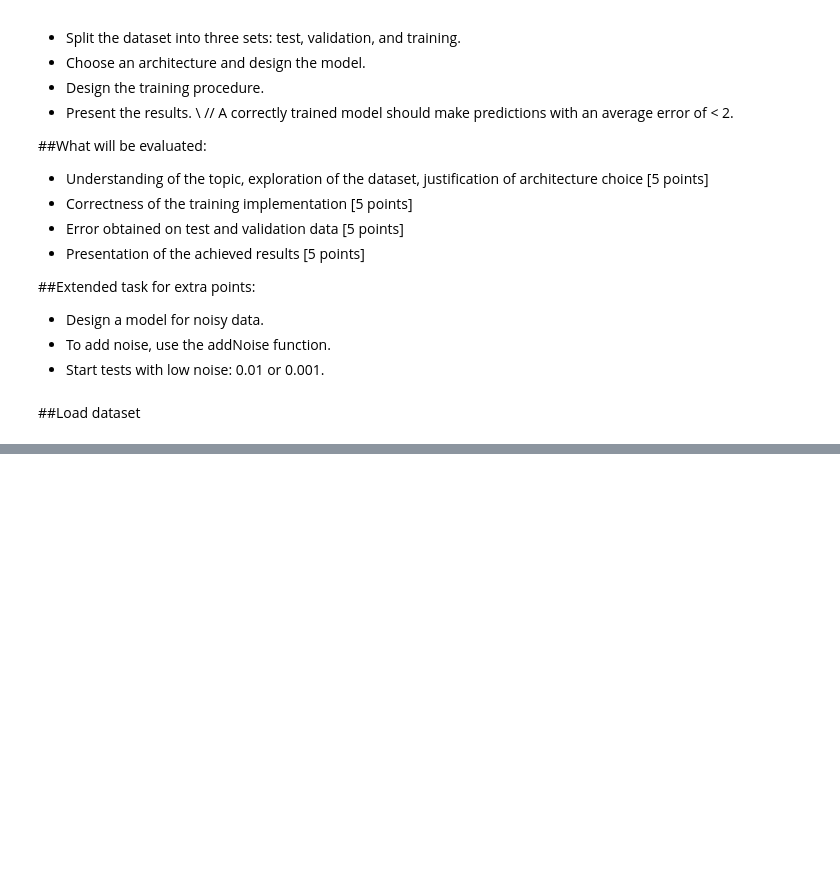
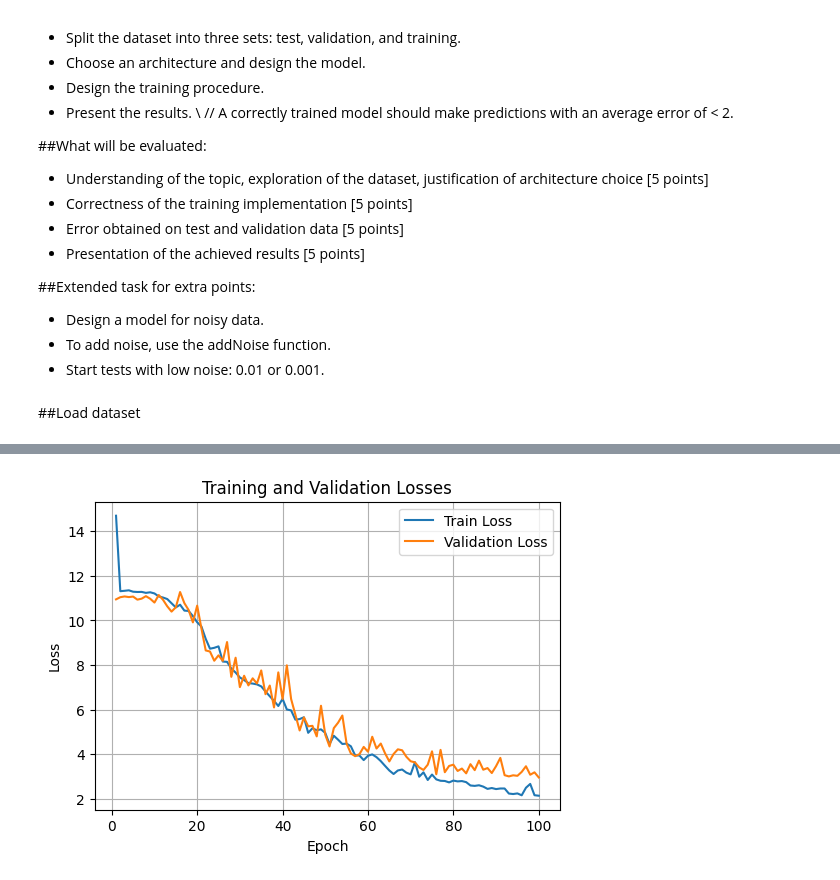
Before and after one commit to punfil/Own_Projects, a Jupyter notebook: architektury_glebokiego_uczenia/zad2/agu_wykl2.ipynb, the cells around one changed output, grey strips where cells are left out. Saved outputs shown, nothing was run; the diff lists cells and outputs as text; code cells hidden in the pictures; blank space fills up the shorter version.

```diff
--- a/architektury_glebokiego_uczenia/zad2/agu_wykl2.ipynb
+++ b/architektury_glebokiego_uczenia/zad2/agu_wykl2.ipynb
@@ -222,5 +267,8 @@ plt.show()
 # %%
 test_loss = 0.0
+total_error = 0.0
+total_samples = 0
+
 with torch.no_grad():
     for X_batch, y_batch in test_loader:
         X_batch, y_batch = X_batch.to(device), y_batch.to(device)
@@ -228,5 +276,12 @@ with torch.no_grad():
         loss = criterion(outputs, y_batch)
         test_loss += loss.item()
 
+        outputs_cpu = outputs.cpu().detach().numpy()
+        targets_cpu = y_batch.cpu().detach().numpy()
+        total_error += np.sqrt(np.power(outputs_cpu[:, 0] - targets_cpu[:, 0], 2) + np.power(outputs_cpu[:, 1] - targets_cpu[:, 1], 2)).sum().item()
+        total_samples += X_batch.size(0)
+
 test_loss /= len(test_loader)
 print(f'Test Loss: {test_loss:.4f}')
+avg_error = total_error / total_samples
+print(f'Avg error on test: {avg_error:.2f}')
@@ -232,0 +332,4 @@ print(f'Test Loss: {test_loss:.4f}')
+# %%
+model.to(device)
+criterion = nn.HuberLoss()
+optimizer = optim.Adam(model.parameters())
@@ -233 +402,13 @@ print(f'Test Loss: {test_loss:.4f}')
+# %%
+plt.figure(figsize=(6, 4))
+plt.plot(range(1, num_epochs + 1), train_losses, label='Train Loss')
+plt.plot(range(1, num_epochs + 1), val_losses, label='Validation Loss')
+plt.title('Training and Validation Losses')
+plt.xlabel('Epoch')
+plt.ylabel('Loss')
+plt.legend()
+plt.grid(True)
+plt.show()
+# %% [output]
+[figure, added]
 # %%
```
Also changed, not shown: parts of 21 cells of this notebook.
